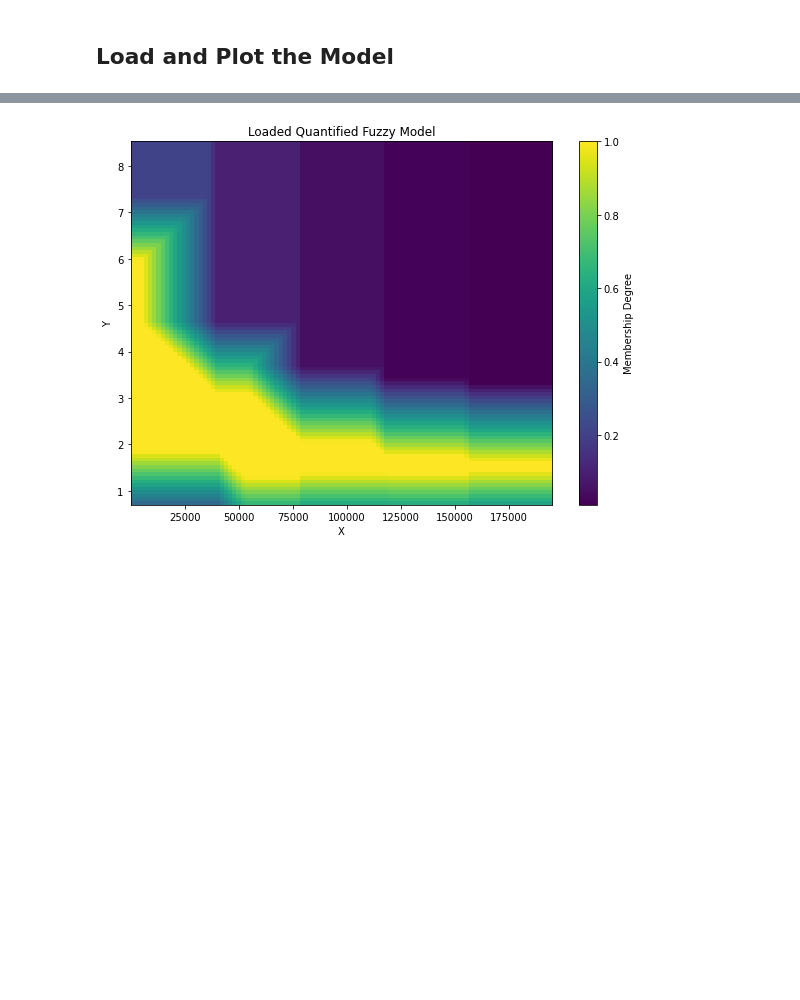
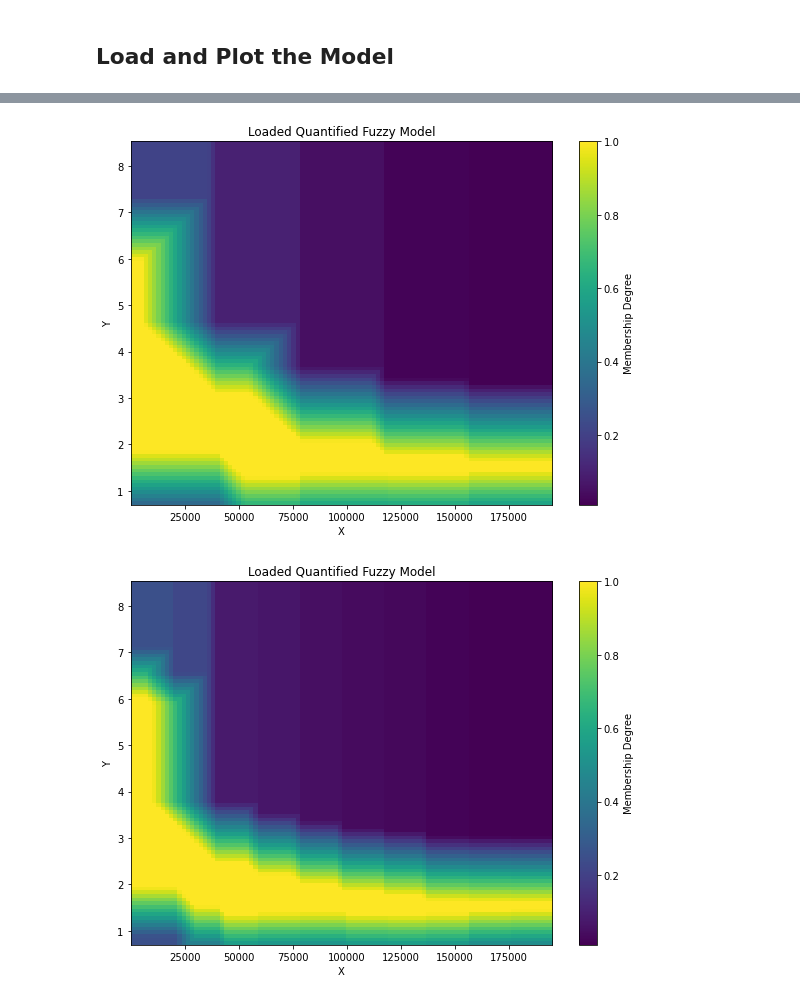
Before and after one commit to martinadankova/implicative_models_with_quantifiers, a Jupyter notebook: ParametersSavingUploading_QuantifiersBasedModels.ipynb, the cells around one changed output, grey strips where cells are left out. Saved outputs shown, nothing was run; the diff lists cells and outputs as text; code cells hidden in the pictures; blank space fills up the shorter version.

```diff
--- a/ParametersSavingUploading_QuantifiersBasedModels.ipynb
+++ b/ParametersSavingUploading_QuantifiersBasedModels.ipynb
@@ -83,4 +116,23 @@ d:\Documents\Python\Implikative_models_with_quantifiers
 # %%
-loaded_model = md.load_and_plot_QModel("model5Rules_training_WorldBank_model.pkl")
+from pathlib import Path
+
+# list of model base names (without _model.pkl suffix)
+model_names = [
+    "model5Rules_training_WorldBank",
+    "model10Rules_training_WorldBank",
+    "model20Rules_training_WorldBank",
+    "model50Rules_training_WorldBank",
+]
+
+loaded_models = {}
+
+for name in model_names:
+    path = Path("models") / f"{name}_model.pkl"
+    loaded_models[name] = md.load_and_plot_QModel(str(path))
+
+# now you can access them as:
+# loaded_models["model5Rules_training_WorldBank"]
+# loaded_models["model10Rules_training_WorldBank"], etc.
 # %% [output]
 [figure]
+[figure, added]
```
Also changed, not shown: parts of 4 cells of this notebook, 20 other files.
